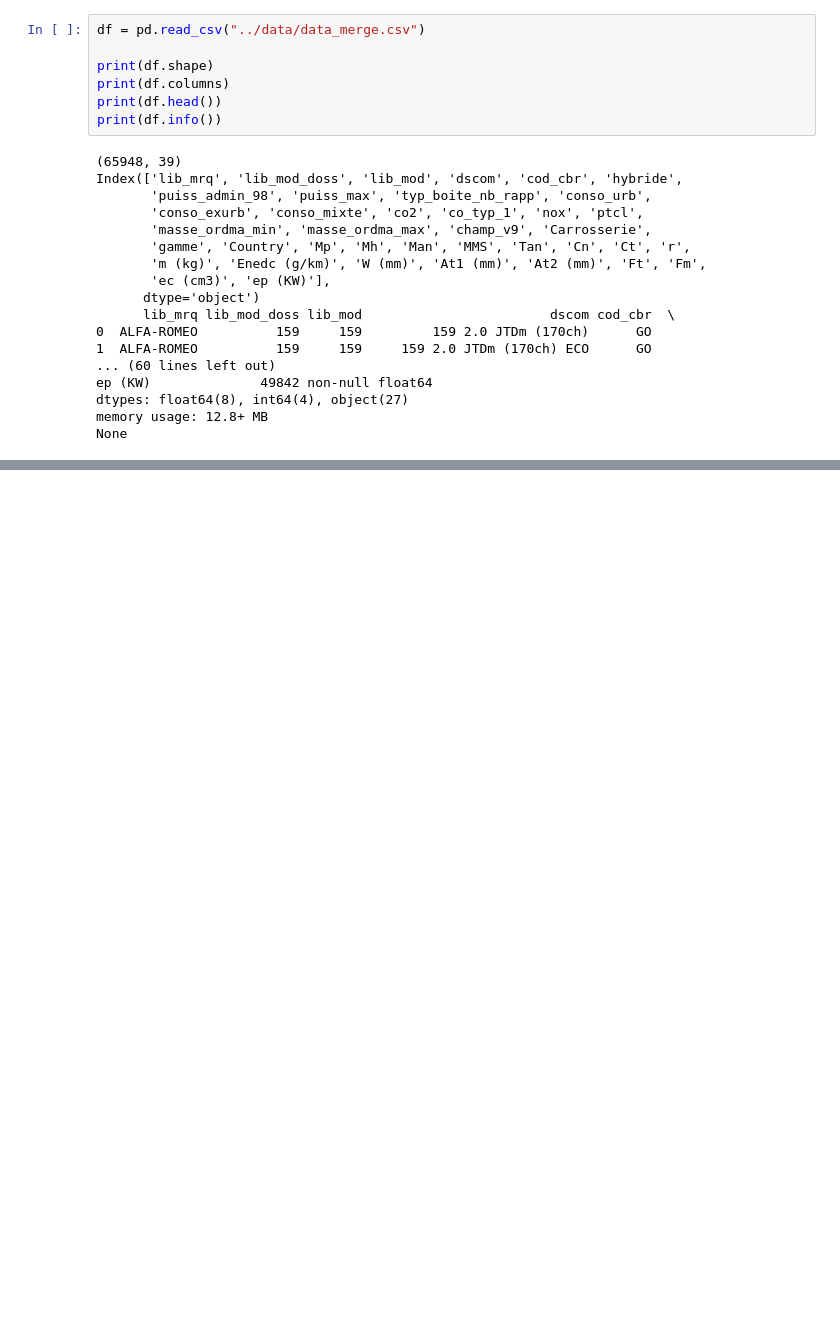
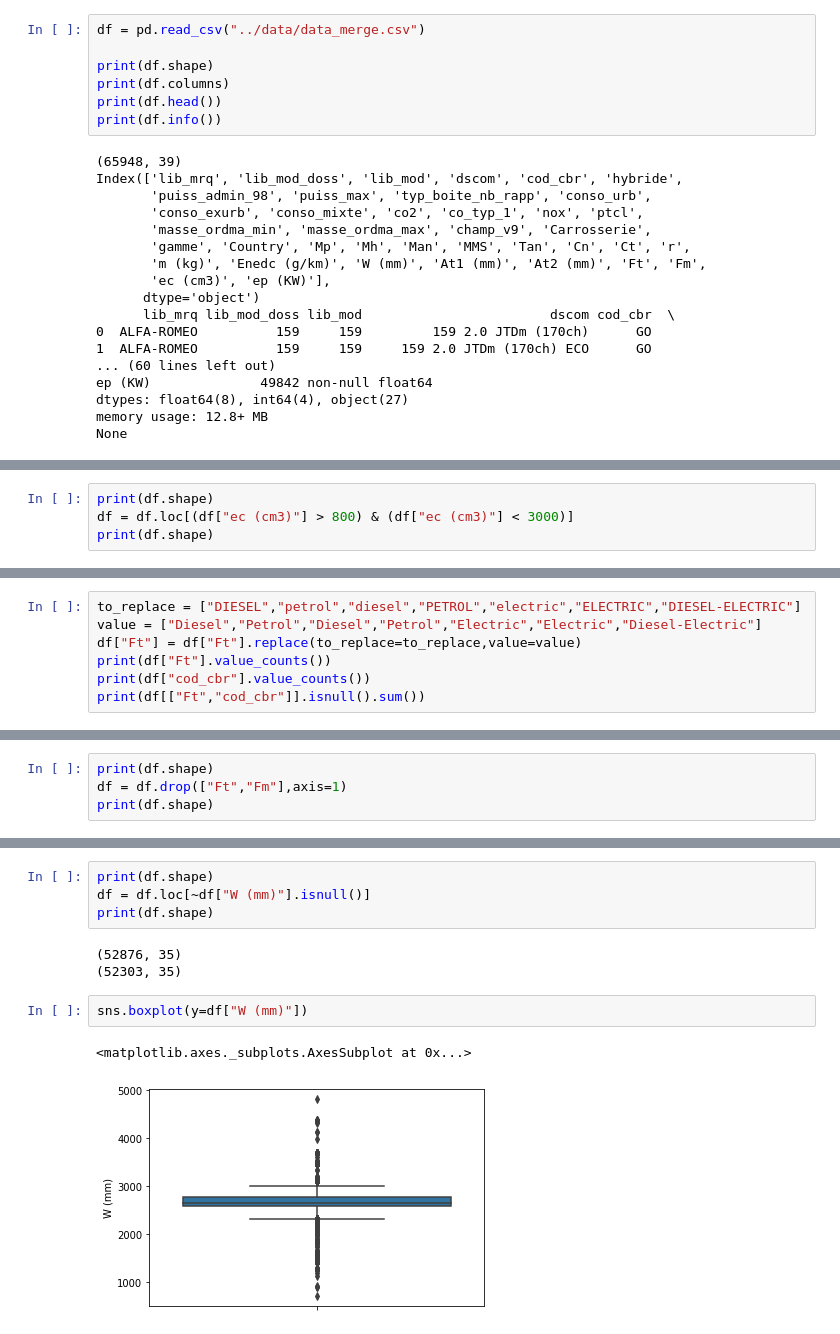
Before and after one commit to DataScientest-Studio/dec24_bds_co2, a Jupyter notebook: notebooks/4.0-ugo-merge.ipynb, the cells around one changed output, grey strips where cells are left out. Saved outputs shown, nothing was run; the diff lists cells and outputs as text; blank space fills up the shorter version.

```diff
--- a/notebooks/4.0-ugo-merge.ipynb
+++ b/notebooks/4.0-ugo-merge.ipynb
@@ -31,0 +185,4 @@ None
+# %%
+print(df.shape)
+df = df.loc[(df["ec (cm3)"] > 800) & (df["ec (cm3)"] < 3000)]
+print(df.shape)
@@ -31,0 +215,7 @@ None
+# %%
+to_replace = ["DIESEL","petrol","diesel","PETROL","electric","ELECTRIC","DIESEL-ELECTRIC"]
+value = ["Diesel","Petrol","Diesel","Petrol","Electric","Electric","Diesel-Electric"]
+df["Ft"] = df["Ft"].replace(to_replace=to_replace,value=value)
+print(df["Ft"].value_counts())
+print(df["cod_cbr"].value_counts())
+print(df[["Ft","cod_cbr"]].isnull().sum())
@@ -31,0 +261,4 @@ None
+# %%
+print(df.shape)
+df = df.drop(["Ft","Fm"],axis=1)
+print(df.shape)
@@ -31,0 +288,12 @@ None
+# %%
+print(df.shape)
+df = df.loc[~df["W (mm)"].isnull()]
+print(df.shape)
+# %% [output]
+(52876, 35)
+(52303, 35)
+# %%
+sns.boxplot(y=df["W (mm)"])
+# %% [output]
+<matplotlib.axes._subplots.AxesSubplot at 0x...>
+[figure, added]
```
Also changed, not shown: parts of 128 cells of this notebook.
